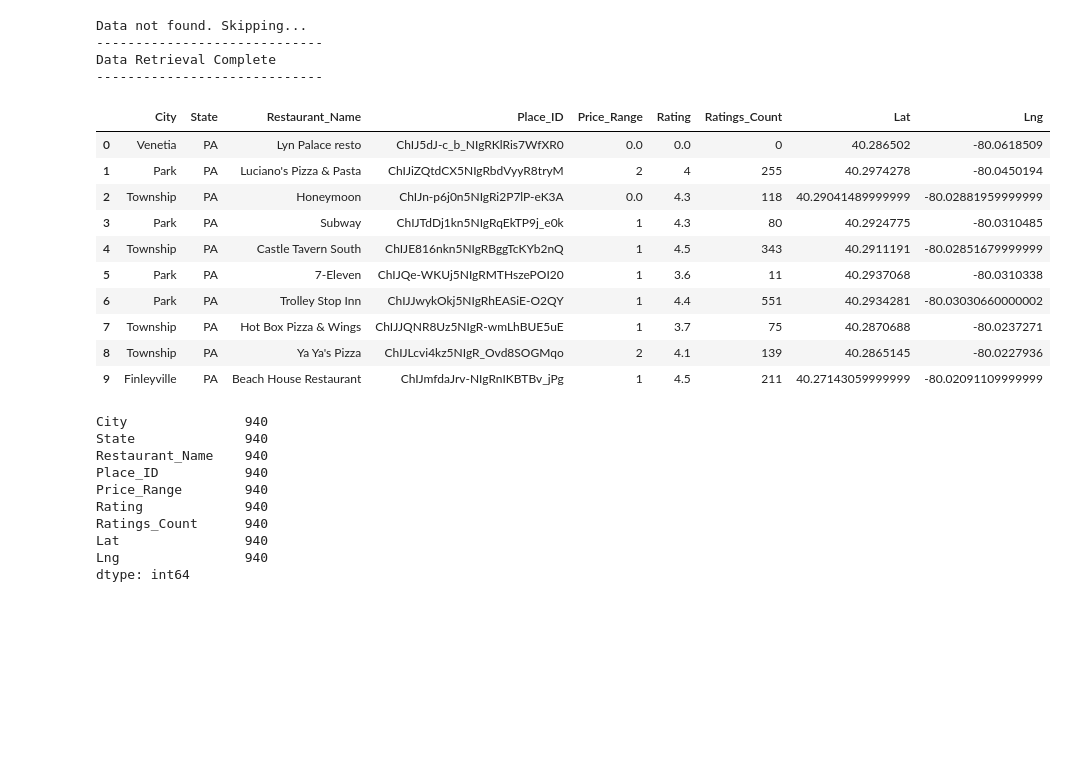
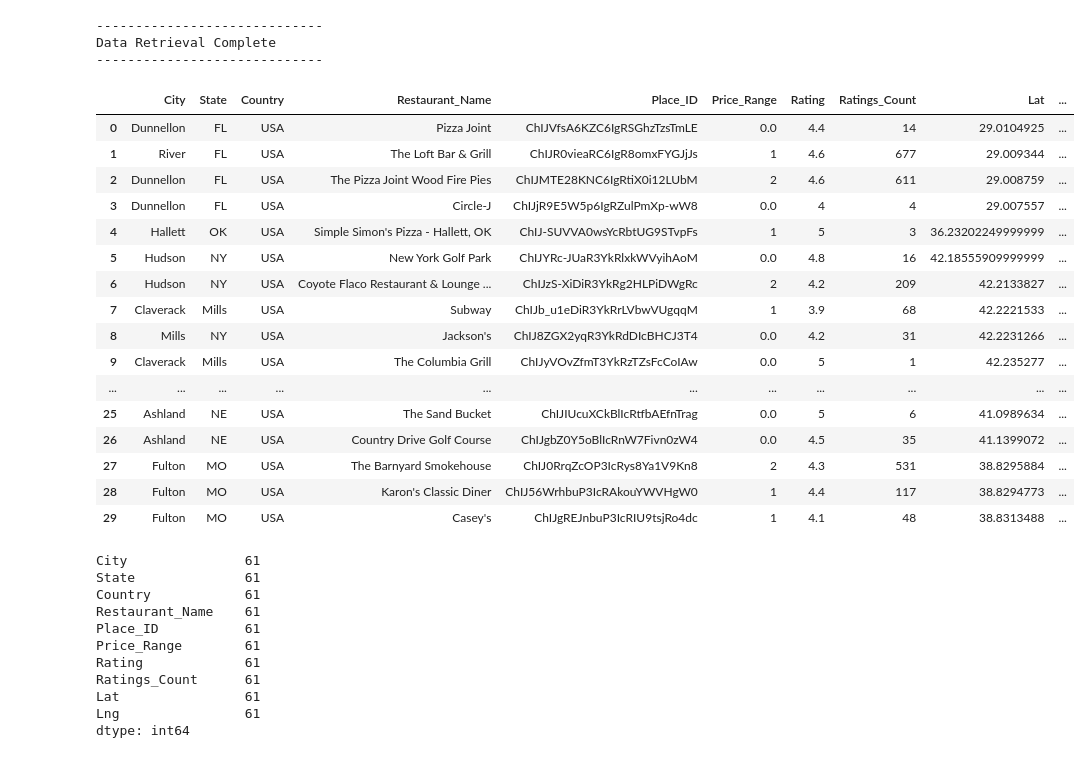
Before and after one commit to YGroza83/Restaurant_Ratings_over_Map, a Jupyter notebook: Data_Cleanup_Restaurant_Model.ipynb, the cells around one changed output. Drawn from its saved outputs; the diff is of its cells as text; code cells hidden in the pictures; blank space fills up the shorter version.

```diff
--- a/Data_Cleanup_Restaurant_Model.ipynb
+++ b/Data_Cleanup_Restaurant_Model.ipynb
@@ -35,7 +30,7 @@ restaurant_name = []
 # assemble url and make API request
 # Lower 48 box 25 to 49 -125 to -67
 
-for i in range(400):
+for i in range(50):
     lat = random.uniform(25.000000001, 49.000000001)
     lng = random.uniform(-125.000000001, -67.000000001)
 
@@ -50,9 +45,8 @@ for i in range(400):
 
     response = requests.get(base_url, params=params).json()
     length_res = (len(response["results"]))
-    #print(length_res)
+
     # extract results
-    #print(ll_dot)
     # print(json.dumps(response, indent=4, sort_keys=True))
     try:
         # Checked in json formatter there are 3-parent attribute
@@ -108,7 +102,7 @@ for i in range(400):
 
                         # Empty string check
                     if("" !=city and "" !=state and "" !=str(place_id) and "" !=str(lat) and "" !=str(lng)
-                       and "" !=str(price_level) and "" !=str(user_ratings_total)
+                       and "" !=str(price_level) and "" !=str(user_ratings_total) and "USA" in str(city_state)
                        and "" !=str(rating) and "" !=str(restaurant)):
                         cities_name.append(city)
                         State.append(state)
@@ -132,38 +126,44 @@ print("-----------------------------")
 print("Data Retrieval Complete")
 print("-----------------------------")
 # %% [output]
-Data not found. Skipping...
 -----------------------------
 Data Retrieval Complete
 -----------------------------
 # %%
 # Create a data frame using data retrieved
 food_ratings_df = pd.DataFrame({
                 "City" : cities_name,
                 "State" : State,
+                "Country" : "USA",
                 "Restaurant_Name" :restaurant_name,
                 "Place_ID" : Place_ID,
                 "Price_Range" : Price_range,
                 "Rating" : Rating,
                 "Ratings_Count" : Ratings_count,
                 "Lat" : Latitude,
                 "Lng" : Longitude
 })
 
 #food_ratings_df.dropna(inplace=True)
-food_ratings_df.head(10)
-#food_ratings_df.count()
+food_ratings_df.head(30)
+#food_ratings_df.count(60)
 # %% [output]
-|  | City | State | Restaurant_Name | Place_ID | Price_Range | Rating | Ratings_Count | Lat | Lng |
-| 0 | Venetia | PA | Lyn Palace resto | ChIJ5dJ-c_b_NIgRKlRis7WfXR0 | 0.0 | 0.0 | 0 | 40.286502 | -80.0618509 |
-| 1 | Park | PA | Luciano's Pizza & Pasta | ChIJiZQtdCX5NIgRbdVyyR8tryM | 2 | 4 | 255 | 40.2974278 | -80.0450194 |
-| 2 | Township | PA | Honeymoon | ChIJn-p6j0n5NIgRi2P7lP-eK3A | 0.0 | 4.3 | 118 | 40.29041489999999 | -80.02881959999999 |
-| 3 | Park | PA | Subway | ChIJTdDj1kn5NIgRqEkTP9j_e0k | 1 | 4.3 | 80 | 40.2924775 | -80.0310485 |
-| 4 | Township | PA | Castle Tavern South | ChIJE816nkn5NIgRBggTcKYb2nQ | 1 | 4.5 | 343 | 40.2911191 | -80.02851679999999 |
-| 5 | Park | PA | 7-Eleven | ChIJQe-WKUj5NIgRMTHszePOI20 | 1 | 3.6 | 11 | 40.2937068 | -80.0310338 |
-| 6 | Park | PA | Trolley Stop Inn | ChIJJwykOkj5NIgRhEASiE-O2QY | 1 | 4.4 | 551 | 40.2934281 | -80.03030660000002 |
-| 7 | Township | PA | Hot Box Pizza & Wings | ChIJJQNR8Uz5NIgR-wmLhBUE5uE | 1 | 3.7 | 75 | 40.2870688 | -80.0237271 |
-| 8 | Township | PA | Ya Ya's Pizza | ChIJLcvi4kz5NIgR_Ovd8SOGMqo | 2 | 4.1 | 139 | 40.2865145 | -80.0227936 |
-| 9 | Finleyville | PA | Beach House Restaurant | ChIJmfdaJrv-NIgRnIKBTBv_jPg | 1 | 4.5 | 211 | 40.27143059999999 | -80.02091109999999 |
+|  | City | State | Country | Restaurant_Name | Place_ID | Price_Range | Rating | Ratings_Count | Lat | ... |
+| 0 | Dunnellon | FL | USA | Pizza Joint | ChIJVfsA6KZC6IgRSGhzTzsTmLE | 0.0 | 4.4 | 14 | 29.0104925 | ... |
+| 1 | River | FL | USA | The Loft Bar & Grill | ChIJR0vieaRC6IgR8omxFYGJjJs | 1 | 4.6 | 677 | 29.009344 | ... |
+| 2 | Dunnellon | FL | USA | The Pizza Joint Wood Fire Pies | ChIJMTE28KNC6IgRtiX0i12LUbM | 2 | 4.6 | 611 | 29.008759 | ... |
+| 3 | Dunnellon | FL | USA | Circle-J | ChIJjR9E5W5p6IgRZulPmXp-wW8 | 0.0 | 4 | 4 | 29.007557 | ... |
+| 4 | Hallett | OK | USA | Simple Simon's Pizza - Hallett, OK | ChIJ-SUVVA0wsYcRbtUG9STvpFs | 1 | 5 | 3 | 36.23202249999999 | ... |
+| 5 | Hudson | NY | USA | New York Golf Park | ChIJYRc-JUaR3YkRlxkWVyihAoM | 0.0 | 4.8 | 16 | 42.18555909999999 | ... |
+| 6 | Hudson | NY | USA | Coyote Flaco Restaurant & Lounge ... | ChIJzS-XiDiR3YkRg2HLPiDWgRc | 2 | 4.2 | 209 | 42.2133827 | ... |
+| 7 | Claverack | Mills | USA | Subway | ChIJb_u1eDiR3YkRrLVbwVUgqqM | 1 | 3.9 | 68 | 42.2221533 | ... |
+| 8 | Mills | NY | USA | Jackson's | ChIJ8ZGX2yqR3YkRdDIcBHCJ3T4 | 0.0 | 4.2 | 31 | 42.2231266 | ... |
+| 9 | Claverack | Mills | USA | The Columbia Grill | ChIJyVOvZfmT3YkRzTZsFcCoIAw | 0.0 | 5 | 1 | 42.235277 | ... |
+| ... | ... | ... | ... | ... | ... | ... | ... | ... | ... | ... |
+| 25 | Ashland | NE | USA | The Sand Bucket | ChIJIUcuXCkBlIcRtfbAEfnTrag | 0.0 | 5 | 6 | 41.0989634 | ... |
+| 26 | Ashland | NE | USA | Country Drive Golf Course | ChIJgbZ0Y5oBlIcRnW7Fivn0zW4 | 0.0 | 4.5 | 35 | 41.1399072 | ... |
+| 27 | Fulton | MO | USA | The Barnyard Smokehouse | ChIJ0RrqZcOP3IcRys8Ya1V9Kn8 | 2 | 4.3 | 531 | 38.8295884 | ... |
+| 28 | Fulton | MO | USA | Karon's Classic Diner | ChIJ56WrhbuP3IcRAkouYWVHgW0 | 1 | 4.4 | 117 | 38.8294773 | ... |
+| 29 | Fulton | MO | USA | Casey's | ChIJgREJnbuP3IcRIU9tsjRo4dc | 1 | 4.1 | 48 | 38.8313488 | ... |
 # %%
 # Export the city data into a .csv.
@@ -171,13 +171,14 @@ food_ratings_df.to_csv("resturent_output_final.csv", index = False)
 # %%
 food_ratings_df.count()
 # %% [output]
-City               940
-State              940
-Restaurant_Name    940
-Place_ID           940
-Price_Range        940
-Rating             940
-Ratings_Count      940
-Lat                940
-Lng                940
+City               61
+State              61
+Country            61
+Restaurant_Name    61
+Place_ID           61
+Price_Range        61
+Rating             61
+Ratings_Count      61
+Lat                61
+Lng                61
 dtype: int64
```
Also changed, not shown: parts of 7 cells of this notebook, 5 other files.
